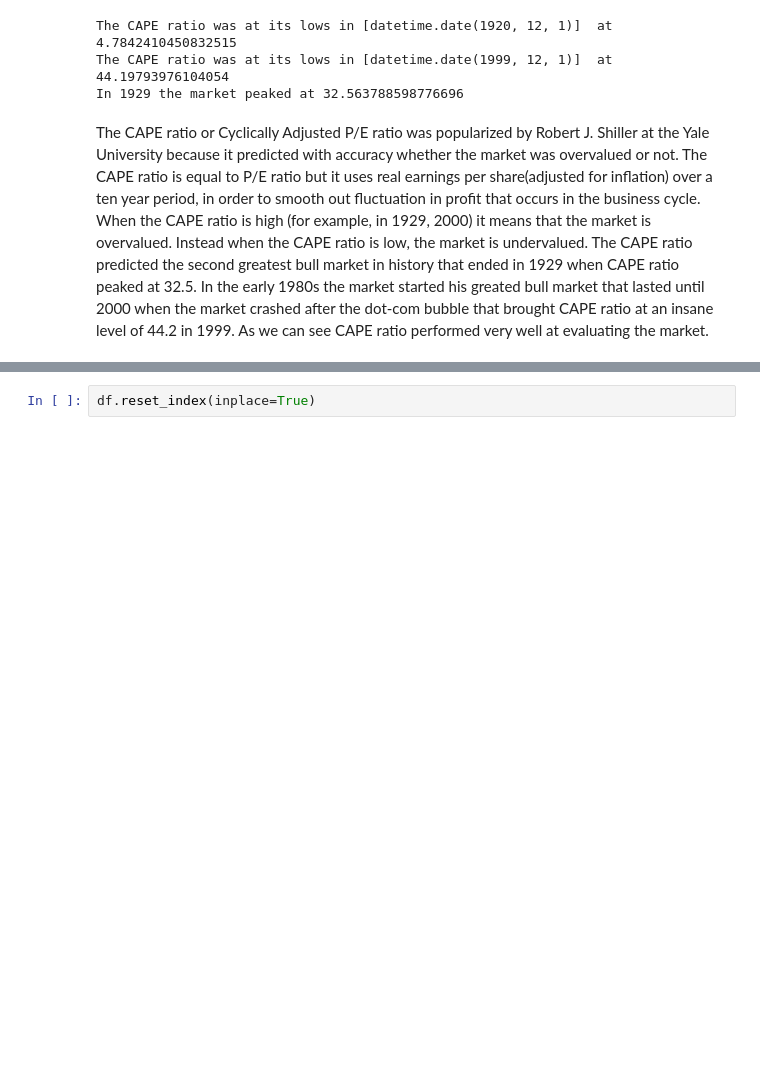
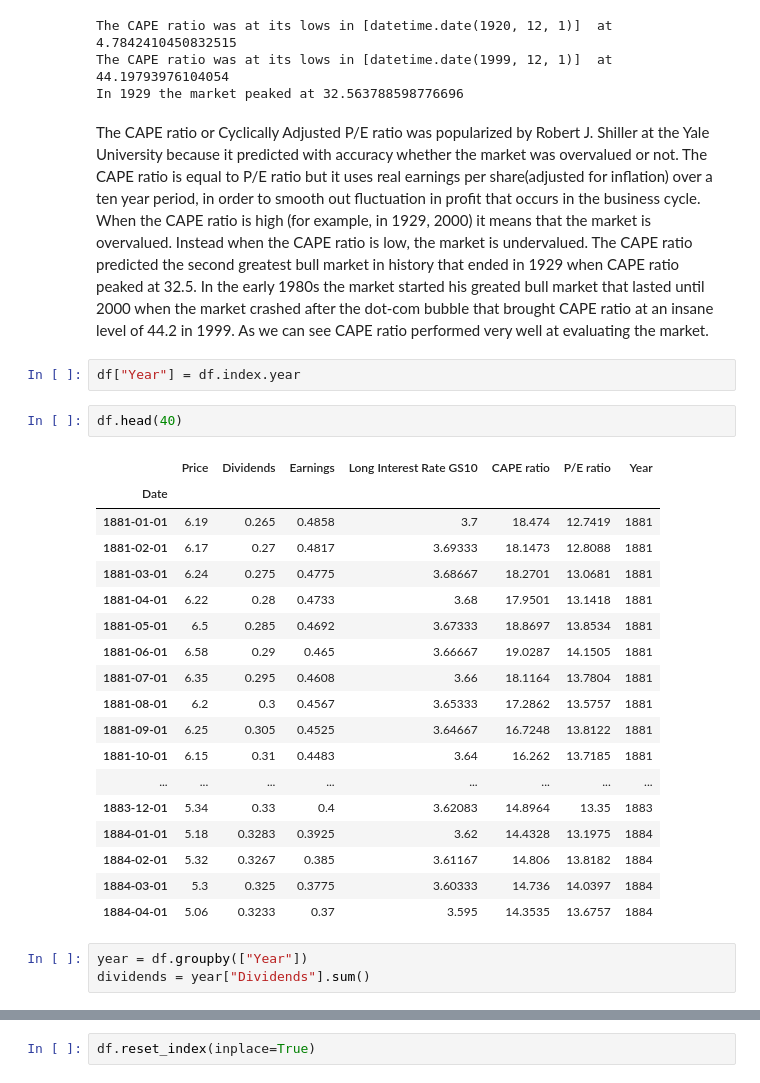
Before and after one commit to emanuelecora/P-E-and-Stock-Market-Return, a Jupyter notebook: Notebook.ipynb, the cells around one changed output, grey strips where cells are left out. Saved outputs shown, nothing was run; the diff lists cells and outputs as text; blank space fills up the shorter version.

```diff
--- a/Notebook.ipynb
+++ b/Notebook.ipynb
@@ -156,3 +156,29 @@ When the CAPE ratio is high (for example, in 1929, 2000) it means that the marke
 The CAPE ratio predicted the second greatest bull market in history that ended in 1929 when CAPE ratio peaked at 32.5.
 In the early 1980s the market started his greated bull market that lasted until 2000 when the market crashed after the dot-com bubble that brought CAPE ratio at an insane level of 44.2 in 1999.
 As we can see CAPE ratio performed very well at evaluating the market.
+# %%
+df["Year"] = df.index.year
+# %%
+df.head(40)
+# %% [output]
+|  | Price | Dividends | Earnings | Long Interest Rate GS10 | CAPE ratio | P/E ratio | Year |
+| Date |  |  |  |  |  |  |  |
+| 1881-01-01 | 6.19 | 0.265 | 0.4858 | 3.7 | 18.474 | 12.7419 | 1881 |
+| 1881-02-01 | 6.17 | 0.27 | 0.4817 | 3.69333 | 18.1473 | 12.8088 | 1881 |
+| 1881-03-01 | 6.24 | 0.275 | 0.4775 | 3.68667 | 18.2701 | 13.0681 | 1881 |
+| 1881-04-01 | 6.22 | 0.28 | 0.4733 | 3.68 | 17.9501 | 13.1418 | 1881 |
+| 1881-05-01 | 6.5 | 0.285 | 0.4692 | 3.67333 | 18.8697 | 13.8534 | 1881 |
+| 1881-06-01 | 6.58 | 0.29 | 0.465 | 3.66667 | 19.0287 | 14.1505 | 1881 |
+| 1881-07-01 | 6.35 | 0.295 | 0.4608 | 3.66 | 18.1164 | 13.7804 | 1881 |
+| 1881-08-01 | 6.2 | 0.3 | 0.4567 | 3.65333 | 17.2862 | 13.5757 | 1881 |
+| 1881-09-01 | 6.25 | 0.305 | 0.4525 | 3.64667 | 16.7248 | 13.8122 | 1881 |
+| 1881-10-01 | 6.15 | 0.31 | 0.4483 | 3.64 | 16.262 | 13.7185 | 1881 |
+| ... | ... | ... | ... | ... | ... | ... | ... |
+| 1883-12-01 | 5.34 | 0.33 | 0.4 | 3.62083 | 14.8964 | 13.35 | 1883 |
+| 1884-01-01 | 5.18 | 0.3283 | 0.3925 | 3.62 | 14.4328 | 13.1975 | 1884 |
+| 1884-02-01 | 5.32 | 0.3267 | 0.385 | 3.61167 | 14.806 | 13.8182 | 1884 |
+| 1884-03-01 | 5.3 | 0.325 | 0.3775 | 3.60333 | 14.736 | 14.0397 | 1884 |
+| 1884-04-01 | 5.06 | 0.3233 | 0.37 | 3.595 | 14.3535 | 13.6757 | 1884 |
+# %%
+year = df.groupby(["Year"])
+dividends = year["Dividends"].sum()
```
Also changed, not shown: parts of 2 cells of this notebook.
